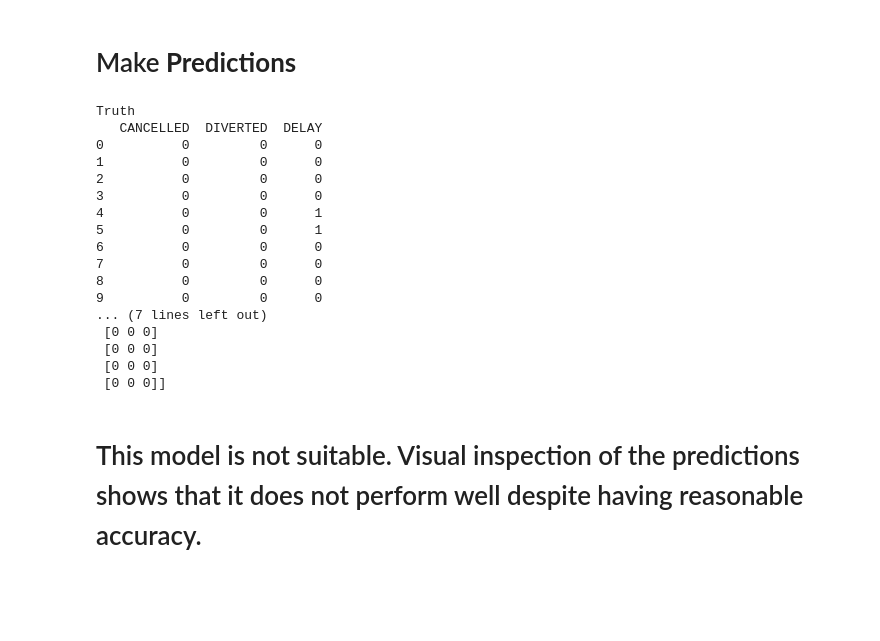
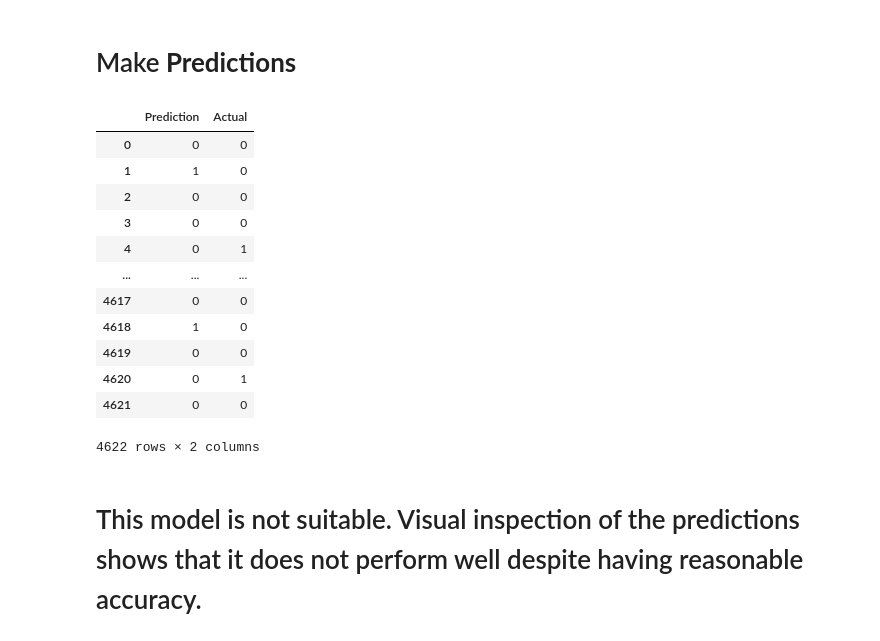
Before and after one commit to NicoleLund/flight_delay_prediction, a Jupyter notebook: data_manipulation_modeling/investigate_models/a_decision_tree_all_y.ipynb, the cells around one changed output. Drawn from its saved outputs; the diff is of its cells as text; code cells hidden in the pictures; blank space fills up the shorter version.

Commit message:
Change decision tree prediction output to dataFrame

```diff
--- a/data_manipulation_modeling/investigate_models/a_decision_tree_all_y.ipynb
+++ b/data_manipulation_modeling/investigate_models/a_decision_tree_all_y.ipynb
@@ -107,28 +107,21 @@ Decision Tree Score:
 # %% [markdown]
 # Make **Predictions**
-# %%
-predictions = model.predict(X_test)
-print('Truth')
-print(y_test[:10])
-print('Prediction')
-print(predictions[:10])
-# %% [output]
-Truth
-   CANCELLED  DIVERTED  DELAY
-0          0         0      0
-1          0         0      0
-2          0         0      0
-3          0         0      0
-4          0         0      1
-5          0         0      1
-6          0         0      0
-7          0         0      0
-8          0         0      0
-9          0         0      0
-... (7 lines left out)
- [0 0 0]
- [0 0 0]
- [0 0 0]
- [0 0 0]]
+# %%
+predictions = model.predict(X_test)
+pd.DataFrame({"Prediction": predictions[:,2], "Actual": y_test.DELAY})
+# %% [output]
+|  | Prediction | Actual |
+| 0 | 0 | 0 |
+| 1 | 1 | 0 |
+| 2 | 0 | 0 |
+| 3 | 0 | 0 |
+| 4 | 0 | 1 |
+| ... | ... | ... |
+| 4617 | 0 | 0 |
+| 4618 | 1 | 0 |
+| 4619 | 0 | 0 |
+| 4620 | 0 | 1 |
+| 4621 | 0 | 0 |
+4622 rows × 2 columns
 # %% [markdown]
 # This model is not suitable. Visual inspection of the predictions shows that it does not perform well despite having reasonable accuracy.
```
Also changed, not shown: parts of 1 cell of this notebook.
